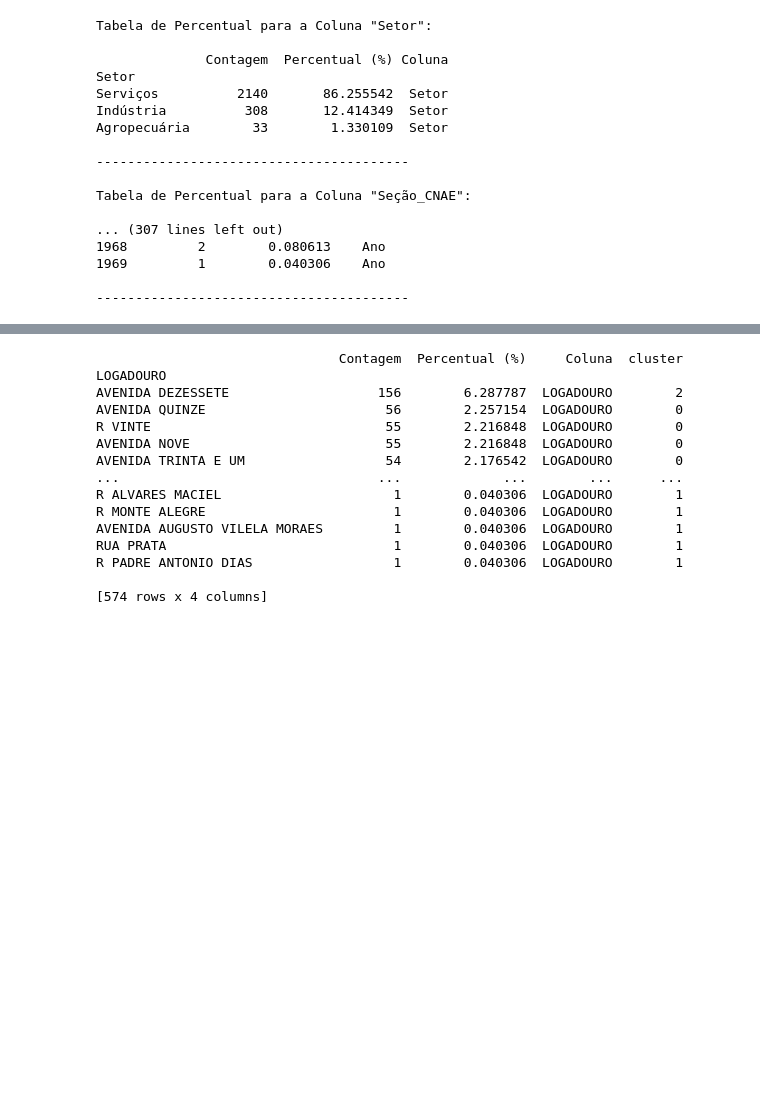
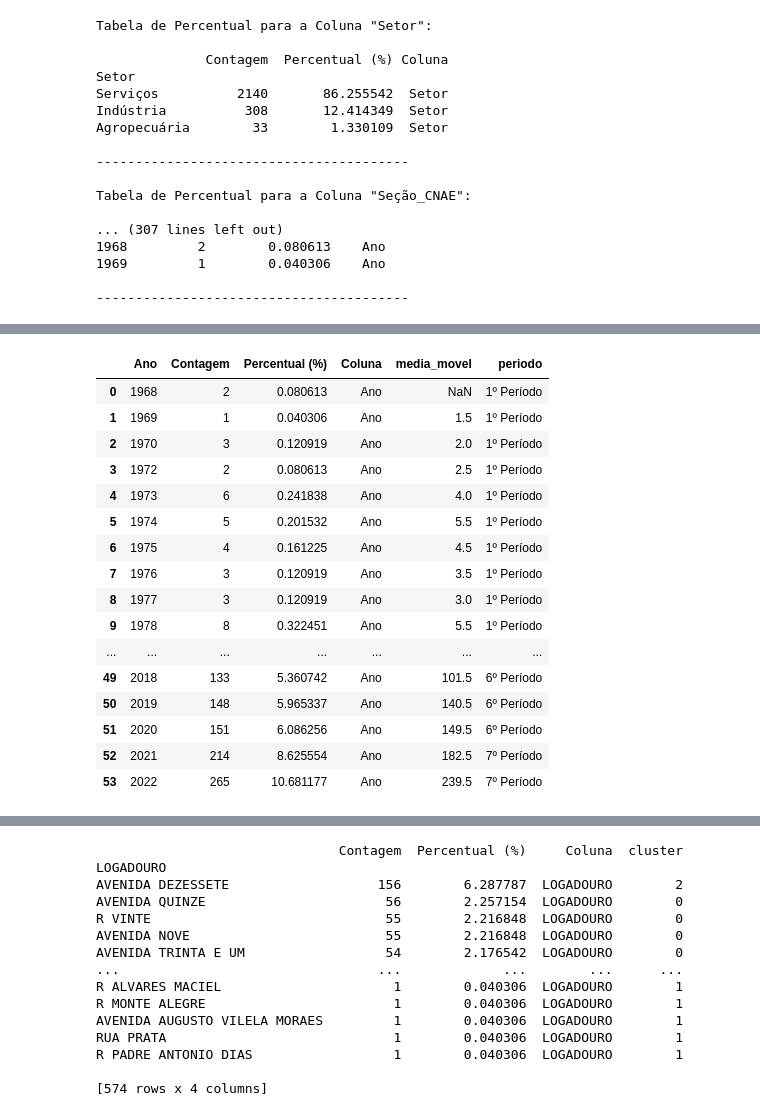
Before and after one commit to MauricioPozzebon/freelance-katia, a Jupyter notebook: analises.ipynb, the cells around one changed output, grey strips where cells are left out. Saved outputs shown, nothing was run; the diff lists cells and outputs as text; code cells hidden in the pictures; blank space fills up the shorter version.

Commit message:
Analisa períodos.

```diff
--- a/analises.ipynb
+++ b/analises.ipynb
@@ -204,0 +275,34 @@ import numpy as np
+# %%
+df_ano.reset_index(inplace=True)
+
+# Se df_ano já existe
+df_ano['periodo'] = (
+    ['1º Período'] * df_ano[df_ano['Ano'].between(1968, 1983)].shape[0] +
+    ['2º Período'] * df_ano[df_ano['Ano'].between(1984, 1995)].shape[0] +
+    ['3º Período'] * df_ano[df_ano['Ano'].between(1996, 2003)].shape[0] +
+    ['4º Período'] * df_ano[df_ano['Ano'].between(2004, 2008)].shape[0] +
+    ['5º Período'] * df_ano[df_ano['Ano'].between(2009, 2017)].shape[0] +
+    ['6º Período'] * df_ano[df_ano['Ano'].between(2018, 2020)].shape[0] +
+    ['7º Período'] * df_ano[df_ano['Ano'].between(2021, 2022)].shape[0]
+)
+
+# Exibir o DataFrame
+df_ano
+# %% [output]
+|  | Ano | Contagem | Percentual (%) | Coluna | media_movel | periodo |
+| 0 | 1968 | 2 | 0.080613 | Ano | NaN | 1º Período |
+| 1 | 1969 | 1 | 0.040306 | Ano | 1.5 | 1º Período |
+| 2 | 1970 | 3 | 0.120919 | Ano | 2.0 | 1º Período |
+| 3 | 1972 | 2 | 0.080613 | Ano | 2.5 | 1º Período |
+| 4 | 1973 | 6 | 0.241838 | Ano | 4.0 | 1º Período |
+| 5 | 1974 | 5 | 0.201532 | Ano | 5.5 | 1º Período |
+| 6 | 1975 | 4 | 0.161225 | Ano | 4.5 | 1º Período |
+| 7 | 1976 | 3 | 0.120919 | Ano | 3.5 | 1º Período |
+| 8 | 1977 | 3 | 0.120919 | Ano | 3.0 | 1º Período |
+| 9 | 1978 | 8 | 0.322451 | Ano | 5.5 | 1º Período |
+| ... | ... | ... | ... | ... | ... | ... |
+| 49 | 2018 | 133 | 5.360742 | Ano | 101.5 | 6º Período |
+| 50 | 2019 | 148 | 5.965337 | Ano | 140.5 | 6º Período |
+| 51 | 2020 | 151 | 6.086256 | Ano | 149.5 | 6º Período |
+| 52 | 2021 | 214 | 8.625554 | Ano | 182.5 | 7º Período |
+| 53 | 2022 | 265 | 10.681177 | Ano | 239.5 | 7º Período |
```
Also changed, not shown: parts of 22 cells of this notebook.
